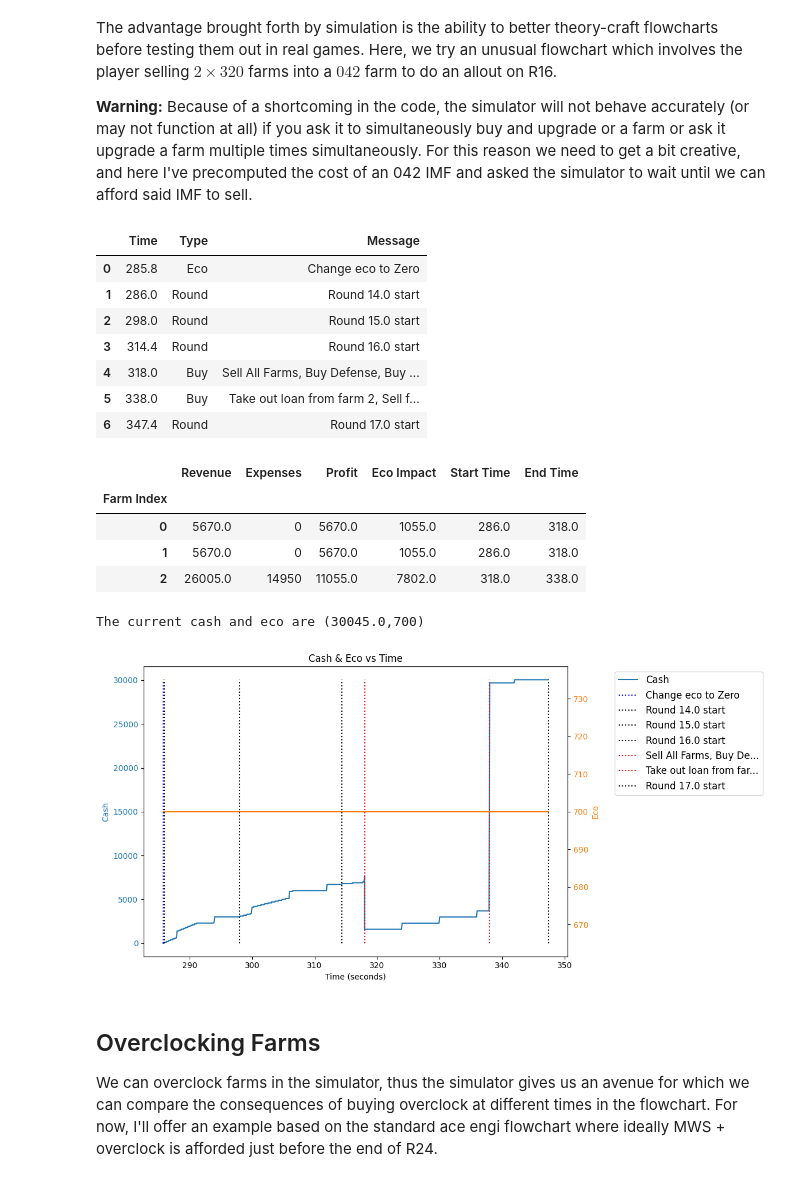
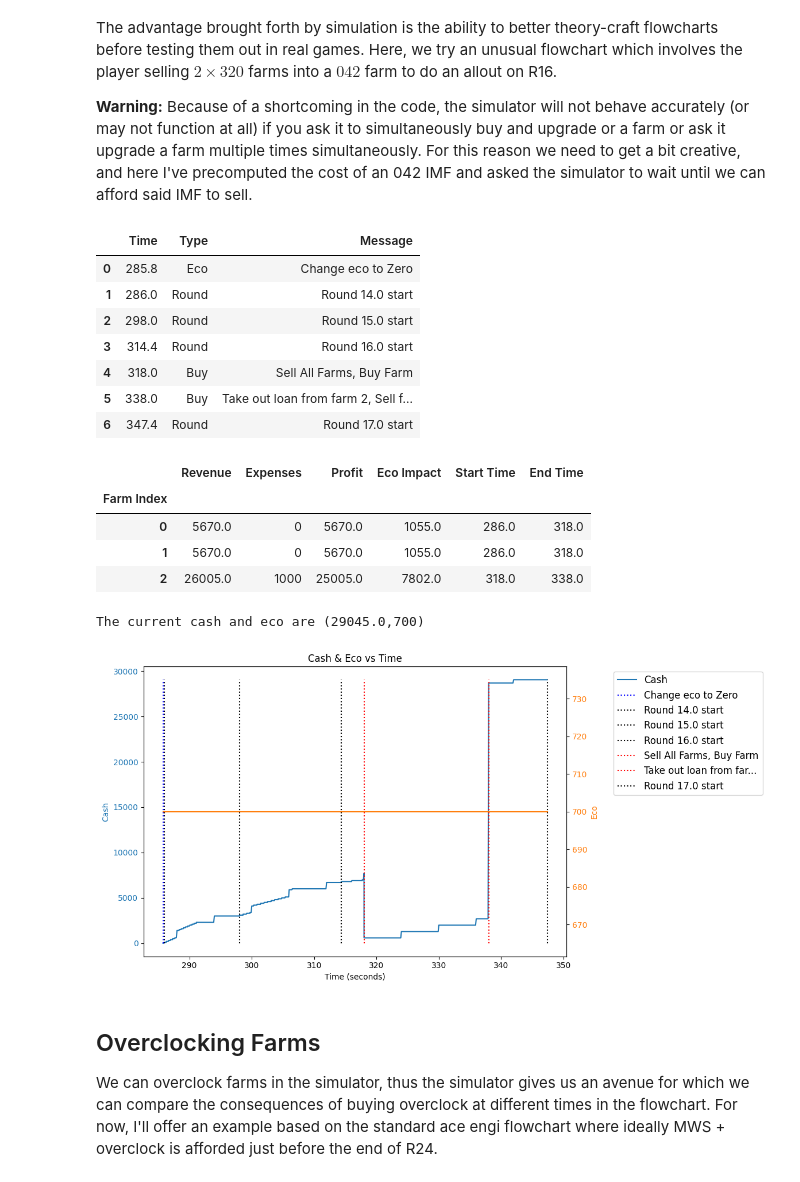
Before and after one commit to redlaserbmBTD/BTDB2_SIMULATOR, a Jupyter notebook: tutorials/5_farms.ipynb, the cells around one changed output. Drawn from its saved outputs; the diff is of its cells as text; code cells hidden in the pictures.

Commit message:
bug fix for farms, new feature for buyFarm action

```diff
--- a/tutorials/5_farms.ipynb
+++ b/tutorials/5_farms.ipynb
@@ -118,53 +128,44 @@ imf_cost = 14950
 
 buy_queue = [
 
-    #Sell all our farms once we have the ability to insta buy 042 IMF Loan
-    [b2.sellAllFarms(), b2.buyDefense(0, buffer = 14950)],
-
-    #Buy IMF Loan
-    [b2.buyFarm()],
-    [b2.upgradeFarm(2,1)],
-    [b2.upgradeFarm(2,1)],
-    [b2.upgradeFarm(2,1)],
-    [b2.upgradeFarm(2,1)],
-    [b2.upgradeFarm(2,2)],
-    [b2.upgradeFarm(2,2)],
+    #Sell all our farms once we have the ability to insta buy 042 IMF Loan, then insta-buy IMF Loan
+    [b2.sellAllFarms(), b2.buyFarm(upgrades=(0,4,2))],
 
     #Activate IMF as soon as we can
     [b2.activateIMF(2), b2.sellFarm(2, withdraw = True)]
 ]
 
 initial_state_game = {
     'Cash': 0,
     'Eco': 700,
     'Eco Send': b2.ecoSend(send_name='Zero'),
     'Rounds': rounds,
     'Game Round': 13.99,
     'Farms': farms,
     'Buy Queue': buy_queue
 }
 
 game_state = b2.GameState(initial_state_game)
 game_state.fastForward(target_round = 17)
 game_state.viewCashEcoHistory()
 print("The current cash and eco are (%s,%s)"%(game_state.cash, game_state.eco))
 b2.writeLog(game_state.logs, filename = 'imf_loans')
 # %% [output]
 |  | Time | Type | Message |
 | 0 | 285.8 | Eco | Change eco to Zero |
 | 1 | 286.0 | Round | Round 14.0 start |
 | 2 | 298.0 | Round | Round 15.0 start |
 | 3 | 314.4 | Round | Round 16.0 start |
-| 4 | 318.0 | Buy | Sell All Farms, Buy Defense, Buy ... |
+| 4 | 318.0 | Buy | Sell All Farms, Buy Farm |
 | 5 | 338.0 | Buy | Take out loan from farm 2, Sell f... |
 | 6 | 347.4 | Round | Round 17.0 start |
 |  | Revenue | Expenses | Profit | Eco Impact | Start Time | End Time |
 | Farm Index |  |  |  |  |  |  |
 | 0 | 5670.0 | 0 | 5670.0 | 1055.0 | 286.0 | 318.0 |
 | 1 | 5670.0 | 0 | 5670.0 | 1055.0 | 286.0 | 318.0 |
-| 2 | 26005.0 | 14950 | 11055.0 | 7802.0 | 318.0 | 338.0 |
+| 2 | 26005.0 | 1000 | 25005.0 | 7802.0 | 318.0 | 338.0 |
-The current cash and eco are (30045.0,700)
+The current cash and eco are (29045.0,700)
-[figure, old version]
+[figure, new version]
 # %% [markdown]
 ## Overclocking Farms
 
```
Also changed, not shown: parts of 3 cells of this notebook, 8 other files.
